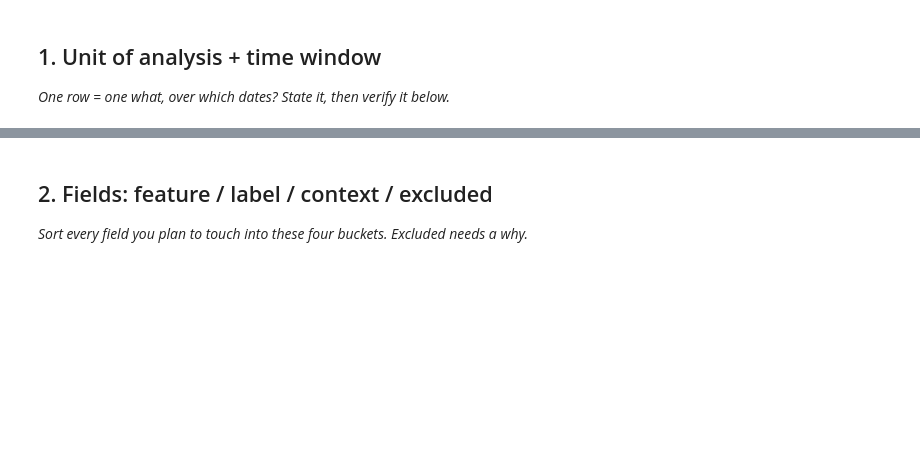
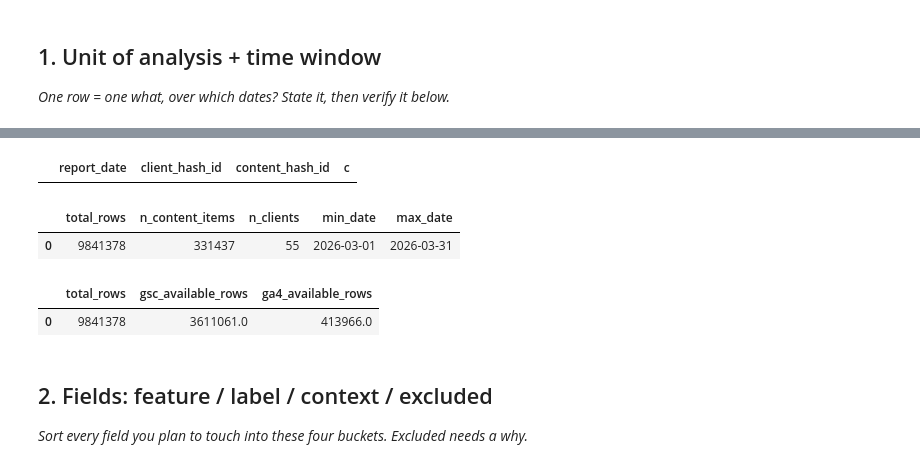
Before and after one commit to zainkhan-dev/flyrank-ml-internship-week1, a Jupyter notebook: work/notebooks/w03_data_contract.ipynb, the cells around one changed output, grey strips where cells are left out. Cells and saved outputs as stored; diff of their text form; code cells hidden in the pictures; blank space fills up the shorter version.

```diff
--- a/work/notebooks/w03_data_contract.ipynb
+++ b/work/notebooks/w03_data_contract.ipynb
@@ -16,3 +61,37 @@ This skeleton is yours to fill. Work the sections **in order** — each one has
+# %%
+con.sql("""
+SELECT report_date, client_hash_id, content_hash_id, COUNT(*) AS c
+FROM read_parquet('hf://datasets/FlyRank/internship-warehouse/fact_content_daily_performance/month=2026-03/data_0.parquet')
+GROUP BY report_date, client_hash_id, content_hash_id
+HAVING COUNT(*) > 1
+LIMIT 5
+""").df()
+# %% [output]
+|  | report_date | client_hash_id | content_hash_id | c |
+# %%
+con.sql("""
+SELECT
+  COUNT(*) AS total_rows,
+  COUNT(DISTINCT content_hash_id) AS n_content_items,
+  COUNT(DISTINCT client_hash_id) AS n_clients,
+  MIN(report_date) AS min_date,
+  MAX(report_date) AS max_date
+FROM read_parquet('hf://datasets/FlyRank/internship-warehouse/fact_content_daily_performance/month=2026-03/data_0.parquet')
+""").df()
+# %% [output]
+|  | total_rows | n_content_items | n_clients | min_date | max_date |
+| 0 | 9841378 | 331437 | 55 | 2026-03-01 | 2026-03-31 |
+# %%
+con.sql("""
+SELECT
+  COUNT(*) AS total_rows,
+  SUM(CASE WHEN gsc_data_available IS TRUE THEN 1 ELSE 0 END) AS gsc_available_rows,
+  SUM(CASE WHEN ga4_data_available IS TRUE THEN 1 ELSE 0 END) AS ga4_available_rows
+FROM read_parquet('hf://datasets/FlyRank/internship-warehouse/fact_content_daily_performance/month=2026-03/data_0.parquet')
+""").df()
+# %% [output]
+|  | total_rows | gsc_available_rows | ga4_available_rows |
+| 0 | 9841378 | 3611061.0 | 413966.0 |
 # %% [markdown]
 ## 2. Fields: feature / label / context / excluded
 
```
Also changed, not shown: parts of 13 cells of this notebook.
